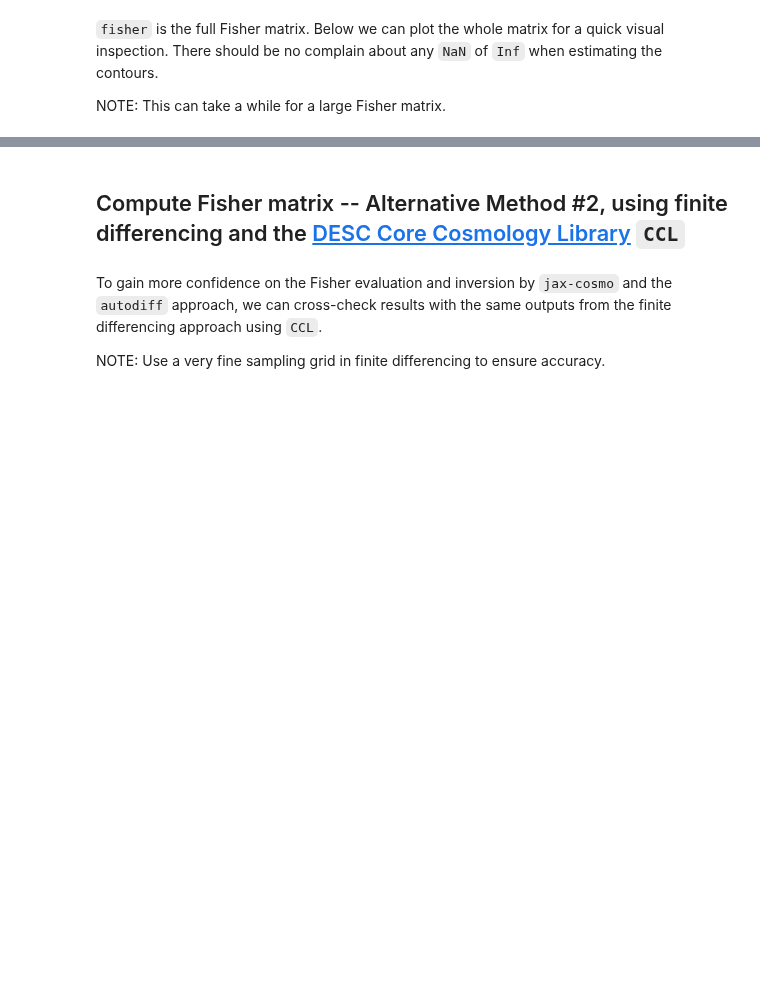
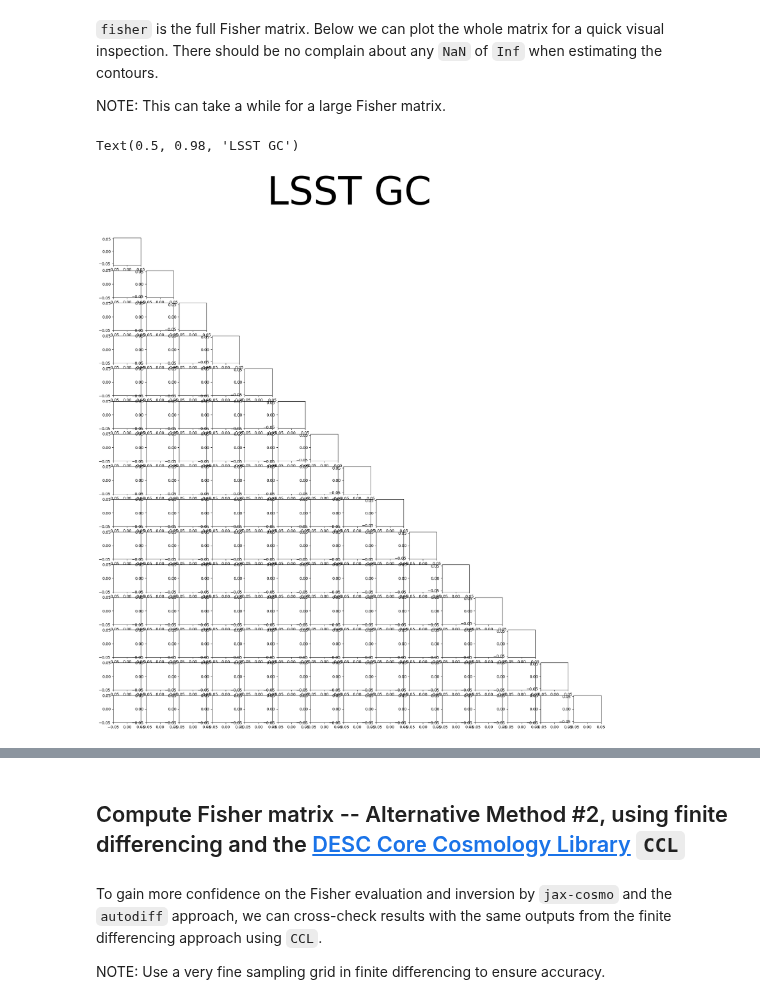
Before and after one commit to cmatties/CAMB-Workbook, a Jupyter notebook: Fisher_LSSTY1_Omega_m_Gamma.ipynb, the cells around one changed output, grey strips where cells are left out. Drawn from its saved outputs; the diff is of its cells as text; code cells hidden in the pictures; blank space fills up the shorter version.

```diff
--- a/Fisher_LSSTY1_Omega_m_Gamma.ipynb
+++ b/Fisher_LSSTY1_Omega_m_Gamma.ipynb
@@ -453,13 +539,20 @@ print(fisher)
 
 NOTE: This can take a while for a large Fisher matrix.
 # %%
-fig= plt.figure(figsize=(fisher.shape[0], fisher.shape[1]))
+fig= plt.figure(figsize=(fisher.shape[0]*1.5, fisher.shape[1]*1.5))
 plt.rcParams.update({
     "font.size": 10})
 
 for i in range(fisher.shape[0]):
     for j in range(fisher.shape[1]):
         if j<i:
             plt.subplot(fisher.shape[0],fisher.shape[1],i*fisher.shape[0]+j+1)
             plot_contours(fisher, fid_params, np.array([j,i]),fill=False,color='C0')
+        if j==i:
+            plt.subplot(fisher.shape[0], fisher.shape[1], i*fisher.shape[0]+j+1)
+            plot_Gaussian(fisher, fid_params, i, color='C0', nstd=2)
+fig.suptitle('LSST GC', fontsize=100)
+# %% [output]
+Text(0.5, 0.98, 'LSST GC')
+[figure, added]
 # %%
```
Also changed, not shown: parts of 28 cells of this notebook.
